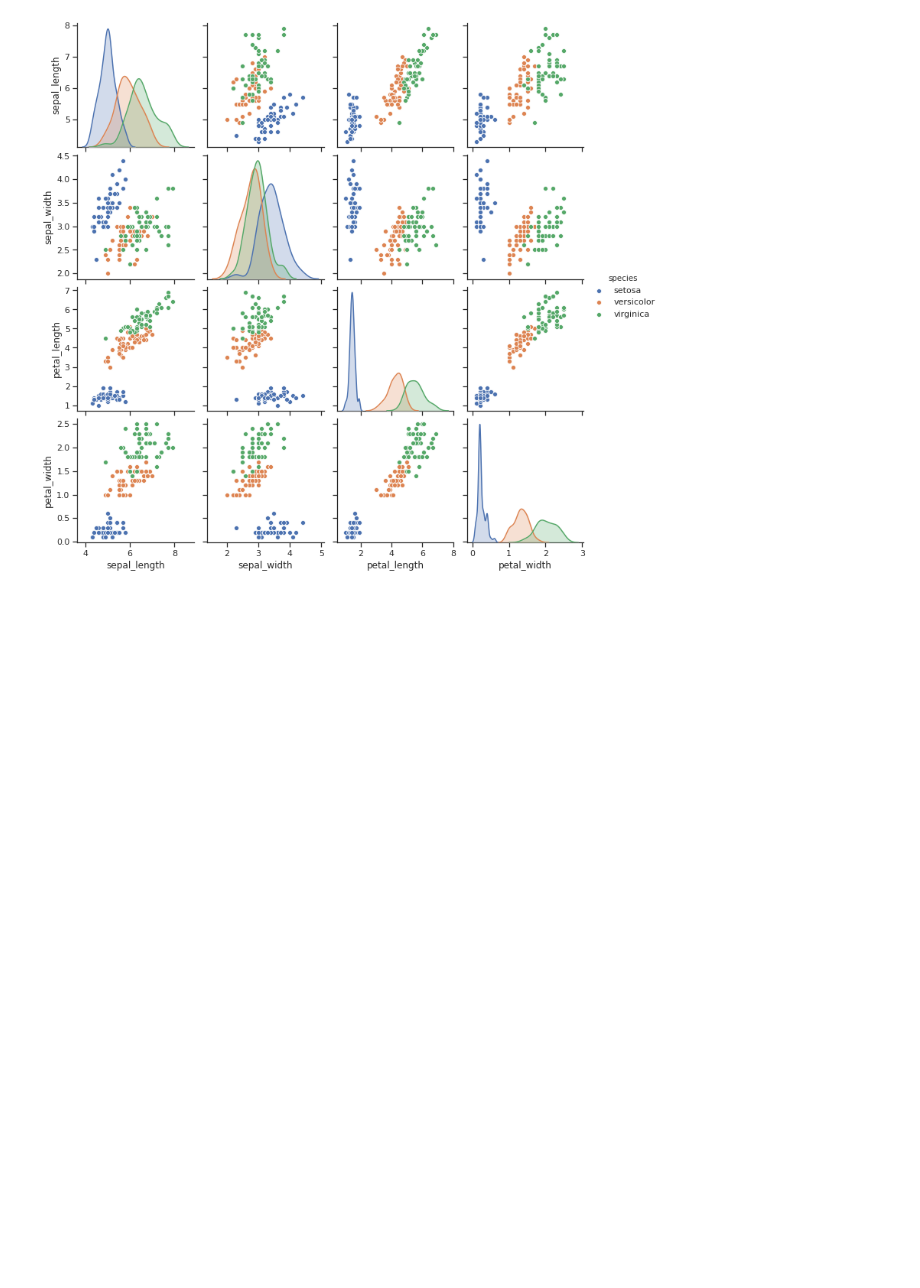
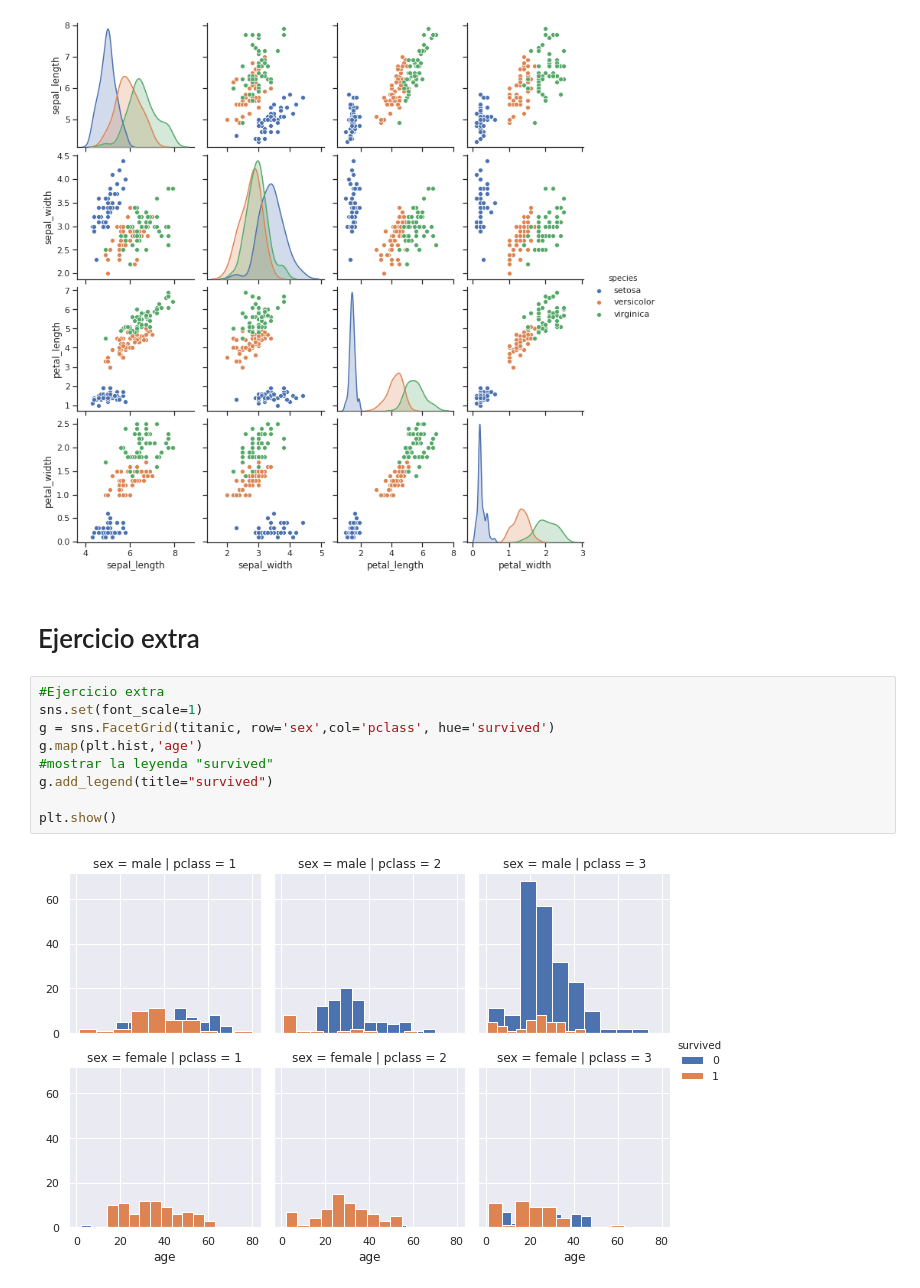
Before and after one commit to jmenoyo/Visualizacion---Actividades-Guiadas, a Jupyter notebook: Visualización_de_datos_AG3.ipynb, the cells around one changed output. Cells and saved outputs as stored; diff of their text form; blank space fills up the shorter version.

```diff
--- a/Visualización_de_datos_AG3.ipynb
+++ b/Visualización_de_datos_AG3.ipynb
@@ -167,3 +167,16 @@ sns.pairplot(df, hue="species")
 # %% [output]
 <seaborn.axisgrid.PairGrid at 0x...>
 [figure]
+# %% [markdown]
+# Ejercicio extra
+# %%
+#Ejercicio extra
+sns.set(font_scale=1)
+g = sns.FacetGrid(titanic, row='sex',col='pclass', hue='survived')
+g.map(plt.hist,'age')
+#mostrar la leyenda "survived"
+g.add_legend(title="survived")
+
+plt.show()
+# %% [output]
+[figure, added]
```
